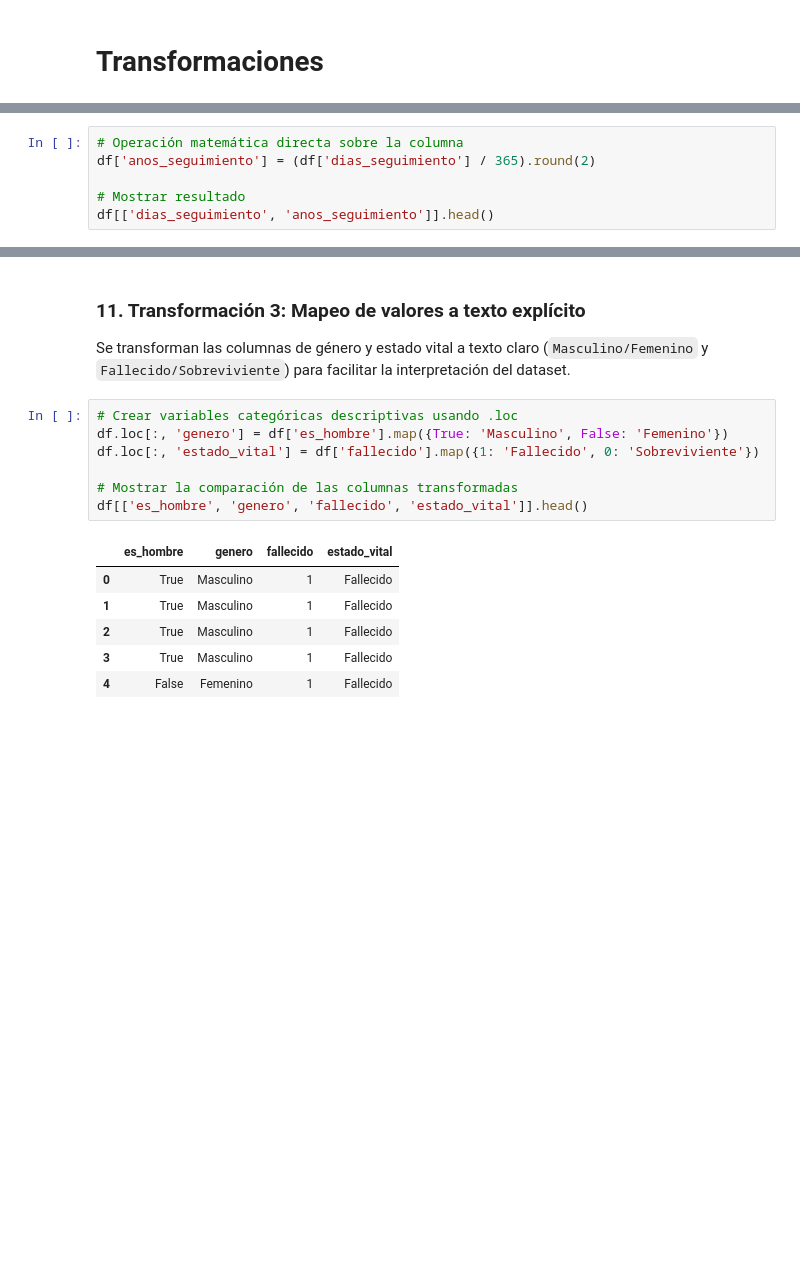
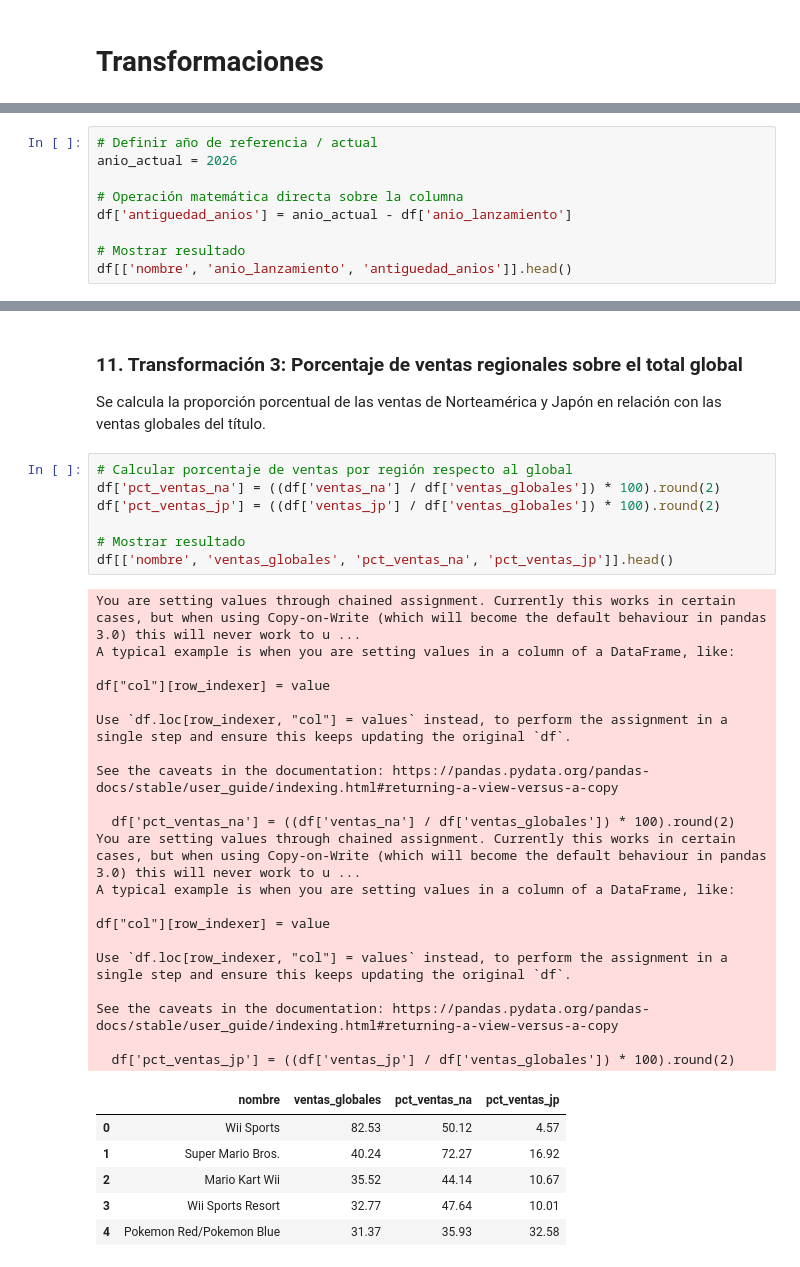
Before and after one commit to chonto329/Machine-Learning-, a Jupyter notebook: src/carga_datos/EA1_Carga_Datos.ipynb, the cells around one changed output, grey strips where cells are left out. Drawn from its saved outputs; the diff is of its cells as text; blank space fills up the shorter version.

```diff
--- a/src/carga_datos/EA1_Carga_Datos.ipynb
+++ b/src/carga_datos/EA1_Carga_Datos.ipynb
@@ -172,7 +177,10 @@ Se crea una nueva variable calculada dividiendo los días de seguimiento entre 3
 # %%
+# Definir año de referencia / actual
+anio_actual = 2026
+
 # Operación matemática directa sobre la columna
-df['anos_seguimiento'] = (df['dias_seguimiento'] / 365).round(2)
+df['antiguedad_anios'] = anio_actual - df['anio_lanzamiento']
 
 # Mostrar resultado
-df[['dias_seguimiento', 'anos_seguimiento']].head()
+df[['nombre', 'anio_lanzamiento', 'antiguedad_anios']].head()
 # %% [output]
@@ -180,18 +203,38 @@ KeyError: 'dias_seguimiento'
 # %% [markdown]
-### 11. Transformación 3: Mapeo de valores a texto explícito
-Se transforman las columnas de género y estado vital a texto claro (`Masculino/Femenino` y `Fallecido/Sobreviviente`) para facilitar la interpretación del dataset.
+### 11. Transformación 3: Porcentaje de ventas regionales sobre el total global
+Se calcula la proporción porcentual de las ventas de Norteamérica y Japón en relación con las ventas globales del título.
 # %%
-# Crear variables categóricas descriptivas usando .loc
-df.loc[:, 'genero'] = df['es_hombre'].map({True: 'Masculino', False: 'Femenino'})
-df.loc[:, 'estado_vital'] = df['fallecido'].map({1: 'Fallecido', 0: 'Sobreviviente'})
+# Calcular porcentaje de ventas por región respecto al global
+df['pct_ventas_na'] = ((df['ventas_na'] / df['ventas_globales']) * 100).round(2)
+df['pct_ventas_jp'] = ((df['ventas_jp'] / df['ventas_globales']) * 100).round(2)
 
-# Mostrar la comparación de las columnas transformadas
-df[['es_hombre', 'genero', 'fallecido', 'estado_vital']].head()
+# Mostrar resultado
+df[['nombre', 'ventas_globales', 'pct_ventas_na', 'pct_ventas_jp']].head()
 # %% [output]
+You are setting values through chained assignment. Currently this works in certain cases, but when using Copy-on-Write (which will become the default behaviour in pandas 3.0) this will never work to u ...
+A typical example is when you are setting values in a column of a DataFrame, like:
+
+df["col"][row_indexer] = value
+
+Use `df.loc[row_indexer, "col"] = values` instead, to perform the assignment in a single step and ensure this keeps updating the original `df`.
+
+See the caveats in the documentation: https://pandas.pydata.org/pandas-docs/stable/user_guide/indexing.html#returning-a-view-versus-a-copy
+
+  df['pct_ventas_na'] = ((df['ventas_na'] / df['ventas_globales']) * 100).round(2)
+You are setting values through chained assignment. Currently this works in certain cases, but when using Copy-on-Write (which will become the default behaviour in pandas 3.0) this will never work to u ...
+A typical example is when you are setting values in a column of a DataFrame, like:
+
+df["col"][row_indexer] = value
+
+Use `df.loc[row_indexer, "col"] = values` instead, to perform the assignment in a single step and ensure this keeps updating the original `df`.
+
+See the caveats in the documentation: https://pandas.pydata.org/pandas-docs/stable/user_guide/indexing.html#returning-a-view-versus-a-copy
+
+  df['pct_ventas_jp'] = ((df['ventas_jp'] / df['ventas_globales']) * 100).round(2)
-|  | es_hombre | genero | fallecido | estado_vital |
-| 0 | True | Masculino | 1 | Fallecido |
-| 1 | True | Masculino | 1 | Fallecido |
-| 2 | True | Masculino | 1 | Fallecido |
-| 3 | True | Masculino | 1 | Fallecido |
-| 4 | False | Femenino | 1 | Fallecido |
+|  | nombre | ventas_globales | pct_ventas_na | pct_ventas_jp |
+| 0 | Wii Sports | 82.53 | 50.12 | 4.57 |
+| 1 | Super Mario Bros. | 40.24 | 72.27 | 16.92 |
+| 2 | Mario Kart Wii | 35.52 | 44.14 | 10.67 |
+| 3 | Wii Sports Resort | 32.77 | 47.64 | 10.01 |
+| 4 | Pokemon Red/Pokemon Blue | 31.37 | 35.93 | 32.58 |
 # %% [markdown]
```
Also changed, not shown: parts of 7 cells of this notebook, 1 other file.
